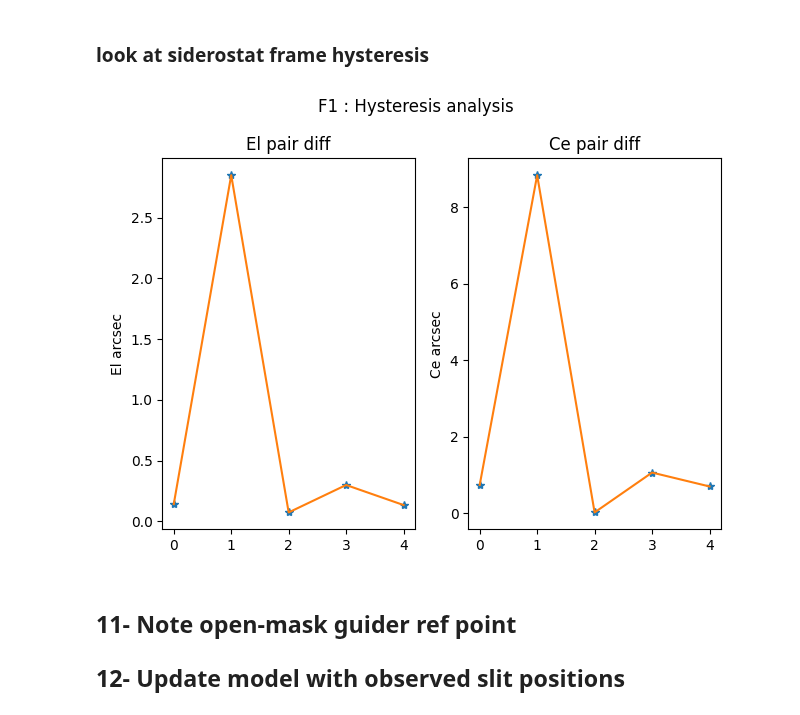
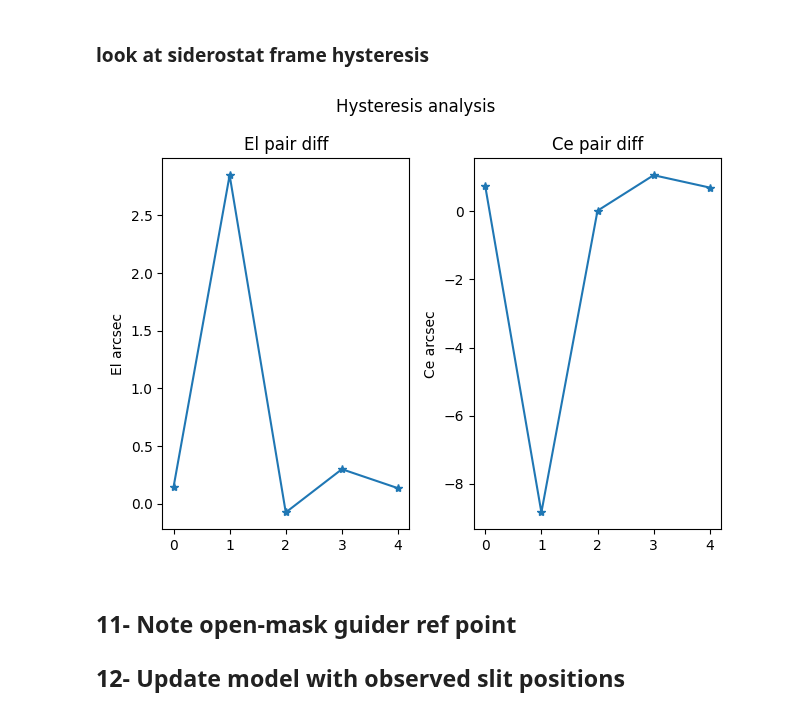
Before and after one commit to vpicouet/FireBallPipe, a Jupyter notebook: Notebook/XY_2022_F1_2_220710.ipynb, the cells around one changed output. Cells and saved outputs as stored; diff of their text form; code cells hidden in the pictures.

Commit message:
add some exceptions

```diff
--- a/Notebook/XY_2022_F1_2_220710.ipynb
+++ b/Notebook/XY_2022_F1_2_220710.ipynb
@@ -153,7 +136,7 @@ NAXIS : 0  0
 # %%
-#in what sense should we put this offset
-offset = np.array([-8.8408+1, 0.97131+1])
-G2UV.set_detector_mapping(mask_det_map, offsets = offset+1)
+# This offset in X and Y should be positive if the slit position in tghe new image appears to be shifted towards the top right
+offset = np.array([-8.8408, 0.97131])
+G2UV.set_detector_mapping(mask_det_map, offsets = offset)
 # %% [markdown]
 ## 3 - Set guider at best focus
 ## 4 - Align siderostat frames
@@ -215,7 +203,7 @@ Table length=10
 # %%
 
 moves, flags, slit_coords = G2UV.compute_autocoll_moves_slits(slits, F1, hystcomp = True)
-moves = pd.DataFrame(np.hstack((moves,flags[:,None])), columns=["EL","CE","UV_image"])#,dtype=[("EL",float),("CE",float),("UV_image",float)])
+moves_tab = pd.DataFrame(np.hstack((moves,flags[:,None])), columns=["EL","CE","UV_image"])#,dtype=[("EL",float),("CE",float),("UV_image",float)])
 assert moves.sum(axis=0)[0] <0.1
 assert moves.sum(axis=0)[1] <0.1
 
@@ -223,8 +211,11 @@ assert moves.sum(axis=0)[1] <0.1
 # slit_path['lat'] =  [s.lat.deg*3600 for s in slits_coord]
 # slit_path
 print("(They have been copied to clipboard, paste it in the spreadsheet)")
-moves.to_clipboard()
-moves
+try:
+    moves_tab.to_clipboard()
+except Exception:
+    pass
+moves_tab
 # %% [output]
 slit position in mm on mask: [ 6.7589561 -3.858979 ]
 slit position in mm on mask: [8.6160157 1.0303866]
@@ -322,22 +315,35 @@ wave:  0.2139
 # %% [markdown]
 ### look at siderostat frame hysteresis
 # %%
-mid  = len(slits_coord_obs_det)//2
-pair_diff = slits_coord_obs_det[:mid] - slits_coord_obs_det[::-1][:mid]
-pair_diff
+# mid  = len(slits_coord_obs_det)//2
+# pair_diff = slits_coord_obs_det[:mid] - slits_coord_obs_det[::-1][:mid]
+# pair_diff
+# fig, (ax0,ax1) = plt.subplots(1,2)
+# ax0.plot(np.abs(pair_diff[:,0]),'*')
+# ax0.plot(np.abs(pair_diff[:,0]),'-')
+# ax0.set_title("El pair diff")
+# ax0.set_ylabel("El arcsec")
+# ax1.plot(np.abs(pair_diff[:,1]),'*')
+# ax1.plot(np.abs(pair_diff[:,1]),'-')
+# ax1.set_title("Ce pair diff")
+# ax1.set_ylabel("Ce arcsec")
+# fig.suptitle(Field + " : Hysteresis analysis")
+# fig.tight_layout()
+
+moves_sign  = np.sign(moves[2:mid+2])
+pair_diff_signed = pair_diff * moves_sign
+valid = np.arange(len(moves_sign))#[0,2,3,4]
 fig, (ax0,ax1) = plt.subplots(1,2)
-ax0.plot(np.abs(pair_diff[:,0]),'*')
-ax0.plot(np.abs(pair_diff[:,0]),'-')
+ax0.plot(pair_diff_signed[valid,0],'*-')
 ax0.set_title("El pair diff")
 ax0.set_ylabel("El arcsec")
-ax1.plot(np.abs(pair_diff[:,1]),'*')
-ax1.plot(np.abs(pair_diff[:,1]),'-')
+ax1.plot(pair_diff_signed[valid,1],'*-')
 ax1.set_title("Ce pair diff")
 ax1.set_ylabel("Ce arcsec")
-fig.suptitle(Field + " : Hysteresis analysis")
+fig.suptitle("Hysteresis analysis")
 fig.tight_layout()
 # %% [output]
-[figure, old version]
+[figure, new version]
 # %% [markdown]
 ## 11- Note open-mask guider ref point
 ## 12- Update model with observed slit positions
```
Also changed, not shown: parts of 17 cells of this notebook, 2 other files.
